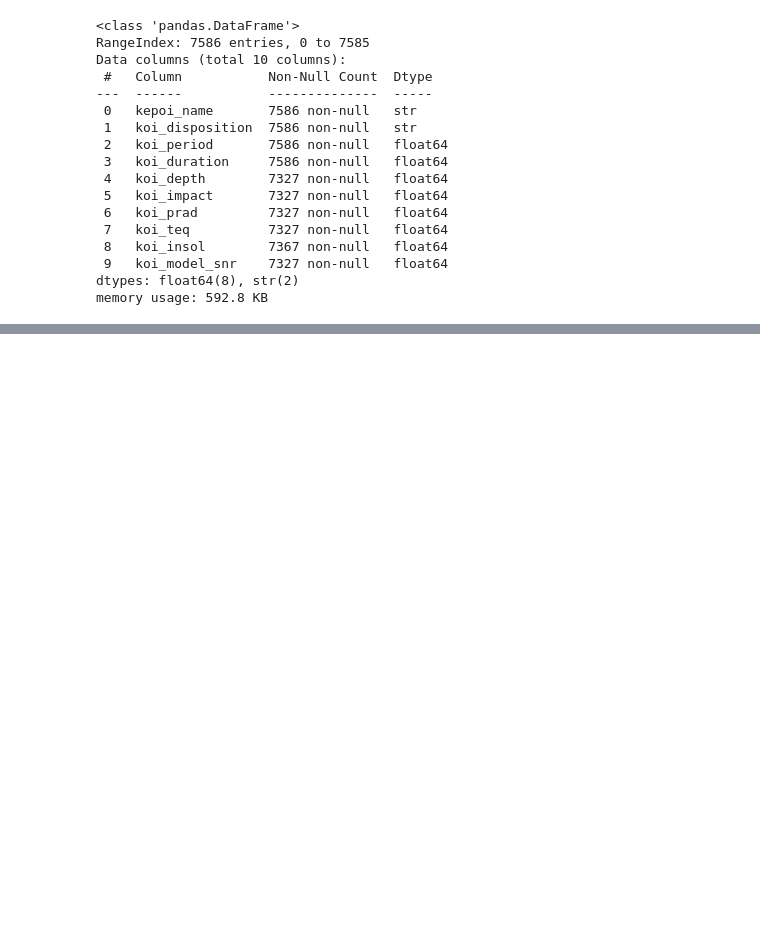
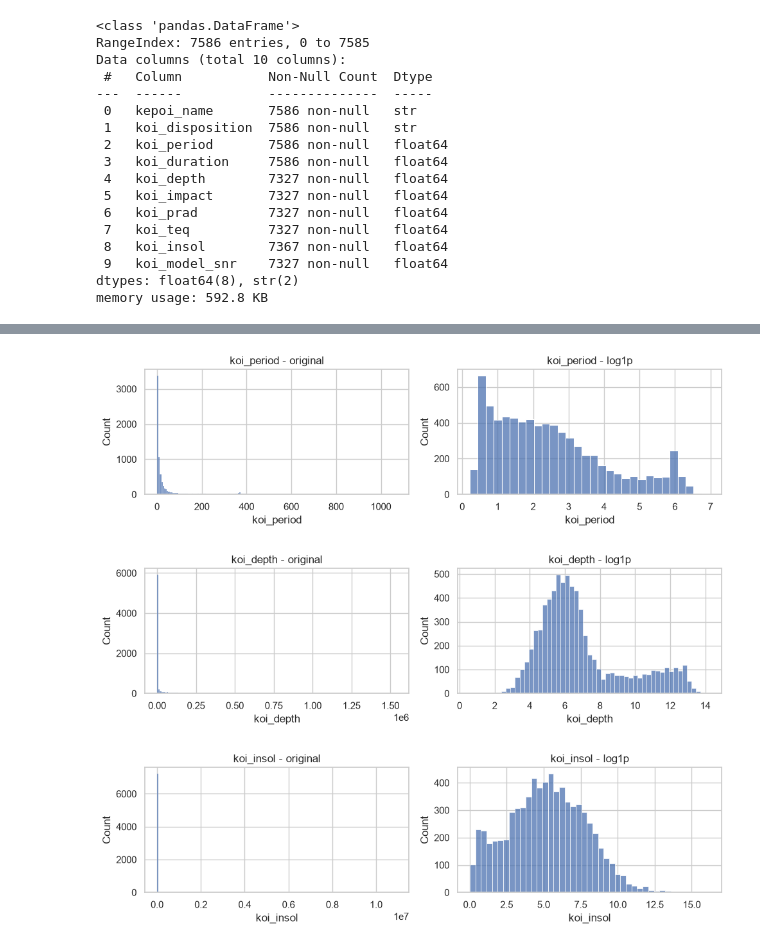
Before and after one commit to Kndrxik/exoplanet-classification, a Jupyter notebook: notebooks/02_EDA.ipynb, the cells around one changed output, grey strips where cells are left out. Drawn from its saved outputs; the diff is of its cells as text; code cells hidden in the pictures; blank space fills up the shorter version.

```diff
--- a/notebooks/02_EDA.ipynb
+++ b/notebooks/02_EDA.ipynb
@@ -56,0 +156,12 @@ df.describe().T
+# %%
+for col in ["koi_period", "koi_depth", "koi_insol"]:
+    if col in df_clean.columns:
+        fig, ax = plt.subplots(1, 2, figsize=(10, 3))
+        sns.histplot(df_clean[col], ax=ax[0]).set_title(f"{col} - original")
+        sns.histplot(np.log1p(df_clean[col]), ax=ax[1]).set_title(f"{col} - log1p")
+        plt.tight_layout()
+        plt.show()
+# %% [output]
+[figure, added]
+[figure, added]
+[figure, added]
```
Also changed, not shown: parts of 12 cells of this notebook, 2 other files.
